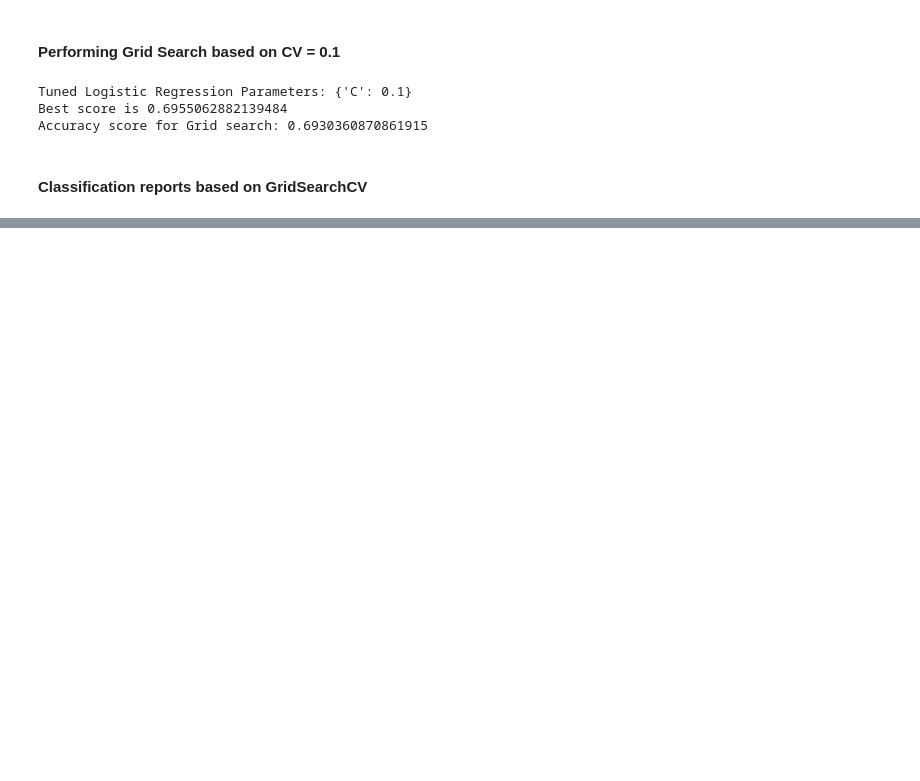
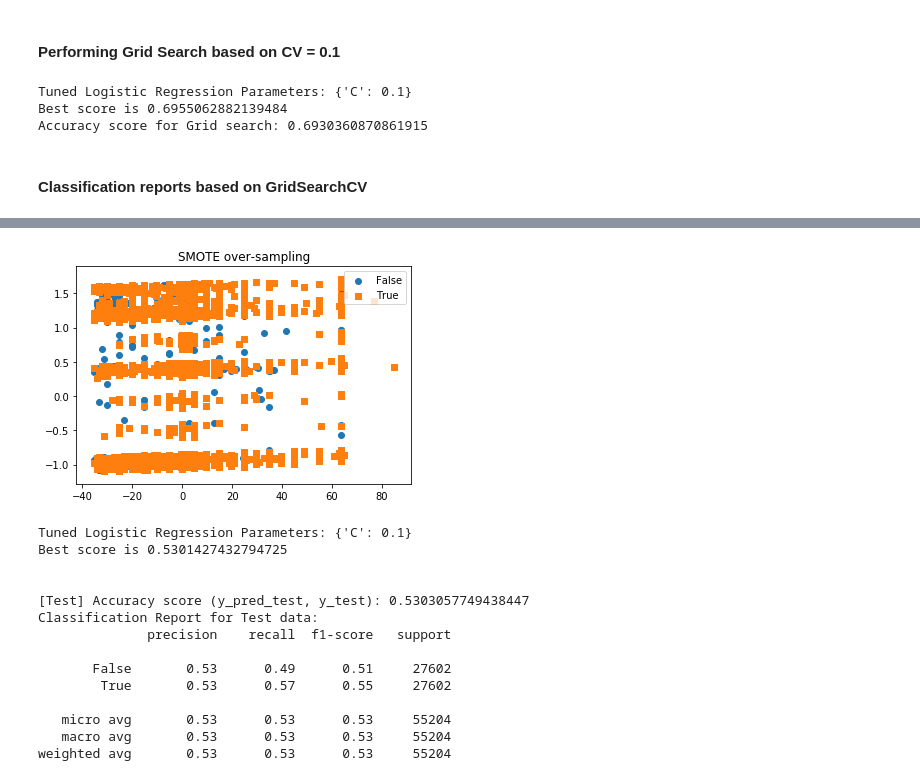
Before and after one commit to vsrajesh1/Capstone_Project_1, a Jupyter notebook: Machine learning - In depth Analysis.ipynb, the cells around one changed output, grey strips where cells are left out. Drawn from its saved outputs; the diff is of its cells as text; code cells hidden in the pictures; blank space fills up the shorter version.

```diff
--- a/Machine learning - In depth Analysis.ipynb
+++ b/Machine learning - In depth Analysis.ipynb
@@ -342,0 +449,40 @@ Based on the above results:
+# %%
+from imblearn.over_sampling import SMOTE
+
+smote = SMOTE(ratio='minority')
+X_sm, y_sm = smote.fit_sample(X_train, y_train)
+
+plot_2d_space(X_sm, y_sm, 'SMOTE over-sampling')
+
+# Fit it to the data
+logreg_cv.fit(X_sm,y_sm)
+
+# Print the tuned parameters and score
+print("Tuned Logistic Regression Parameters: {}".format(logreg_cv.best_params_))
+print("Best score is {}".format(logreg_cv.best_score_))
+
+# Predict the labels of the test set: y_pred
+y_predsm = logreg_cv.predict(X_sm)
+print("\n")
+print("[Test] Accuracy score (y_pred_test, y_test):",accuracy_score(y_predsm, y_sm))
+
+
+# Compute and print the classification report
+print('Classification Report for Test data: ')
+print(classification_report(y_sm, y_predsm))
+# %% [output]
+[figure, added]
+Tuned Logistic Regression Parameters: {'C': 0.1}
+Best score is 0.5301427432794725
+
+
+[Test] Accuracy score (y_pred_test, y_test): 0.5303057749438447
+Classification Report for Test data:
+              precision    recall  f1-score   support
+
+       False       0.53      0.49      0.51     27602
+        True       0.53      0.57      0.55     27602
+
+   micro avg       0.53      0.53      0.53     55204
+   macro avg       0.53      0.53      0.53     55204
+weighted avg       0.53      0.53      0.53     55204
```
Also changed, not shown: parts of 12 cells of this notebook.
